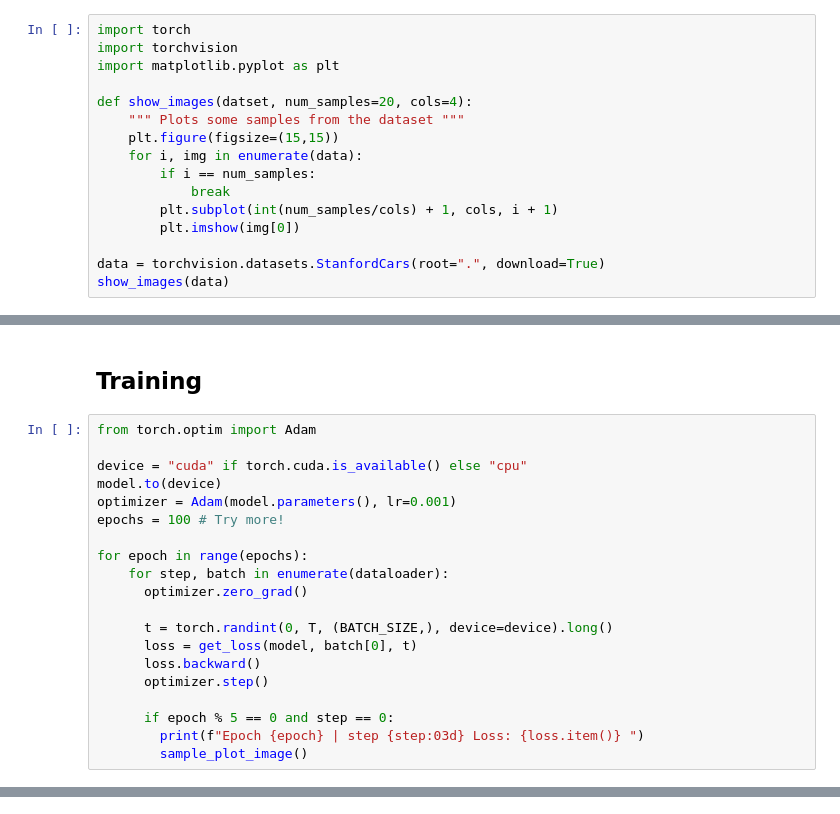
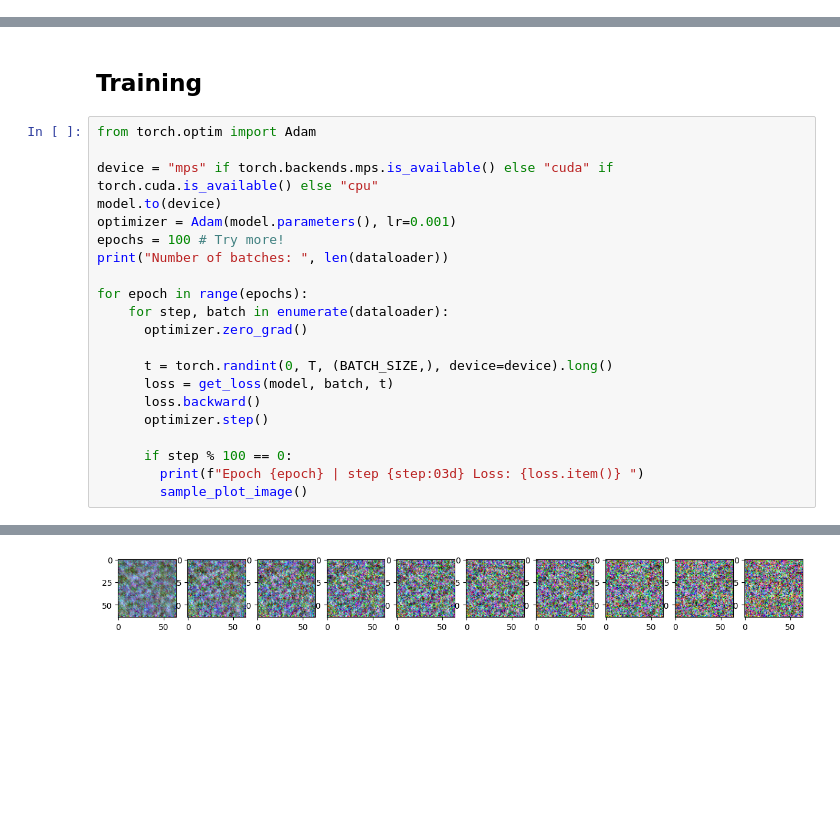
Before and after one commit to YasiiKB/gen_AI_assign3, a Jupyter notebook: diffusion_model.ipynb, the cells around one changed output, grey strips where cells are left out. Drawn from its saved outputs; the diff is of its cells as text; blank space fills up the shorter version.

Commit message:
get model working with MNIST

```diff
--- a/diffusion_model.ipynb
+++ b/diffusion_model.ipynb
@@ -15,16 +10,0 @@ As dataset we use the StandordCars Dataset, which consists of around 8000 images
-# %%
-import torch
-import torchvision
-import matplotlib.pyplot as plt
-
-def show_images(datset, num_samples=20, cols=4):
-    """ Plots some samples from the dataset """
-    plt.figure(figsize=(15,15))
-    for i, img in enumerate(data):
-        if i == num_samples:
-            break
-        plt.subplot(int(num_samples/cols) + 1, cols, i + 1)
-        plt.imshow(img[0])
-
-data = torchvision.datasets.StanfordCars(root=".", download=True)
-show_images(data)
@@ -355,20 +432,22 @@ def sample_plot_image():
 # %%
 from torch.optim import Adam
 
-device = "cuda" if torch.cuda.is_available() else "cpu"
+device = "mps" if torch.backends.mps.is_available() else "cuda" if torch.cuda.is_available() else "cpu"
 model.to(device)
 optimizer = Adam(model.parameters(), lr=0.001)
 epochs = 100 # Try more!
+print("Number of batches: ", len(dataloader))
 
 for epoch in range(epochs):
     for step, batch in enumerate(dataloader):
       optimizer.zero_grad()
 
       t = torch.randint(0, T, (BATCH_SIZE,), device=device).long()
-      loss = get_loss(model, batch[0], t)
+      loss = get_loss(model, batch, t)
       loss.backward()
       optimizer.step()
 
-      if epoch % 5 == 0 and step == 0:
+      if step % 100 == 0:
         print(f"Epoch {epoch} | step {step:03d} Loss: {loss.item()} ")
         sample_plot_image()
+# %% [output]
@@ -374,0 +456 @@ for epoch in range(epochs):
+[figure, added]
```
Also changed, not shown: parts of 12 cells of this notebook.
